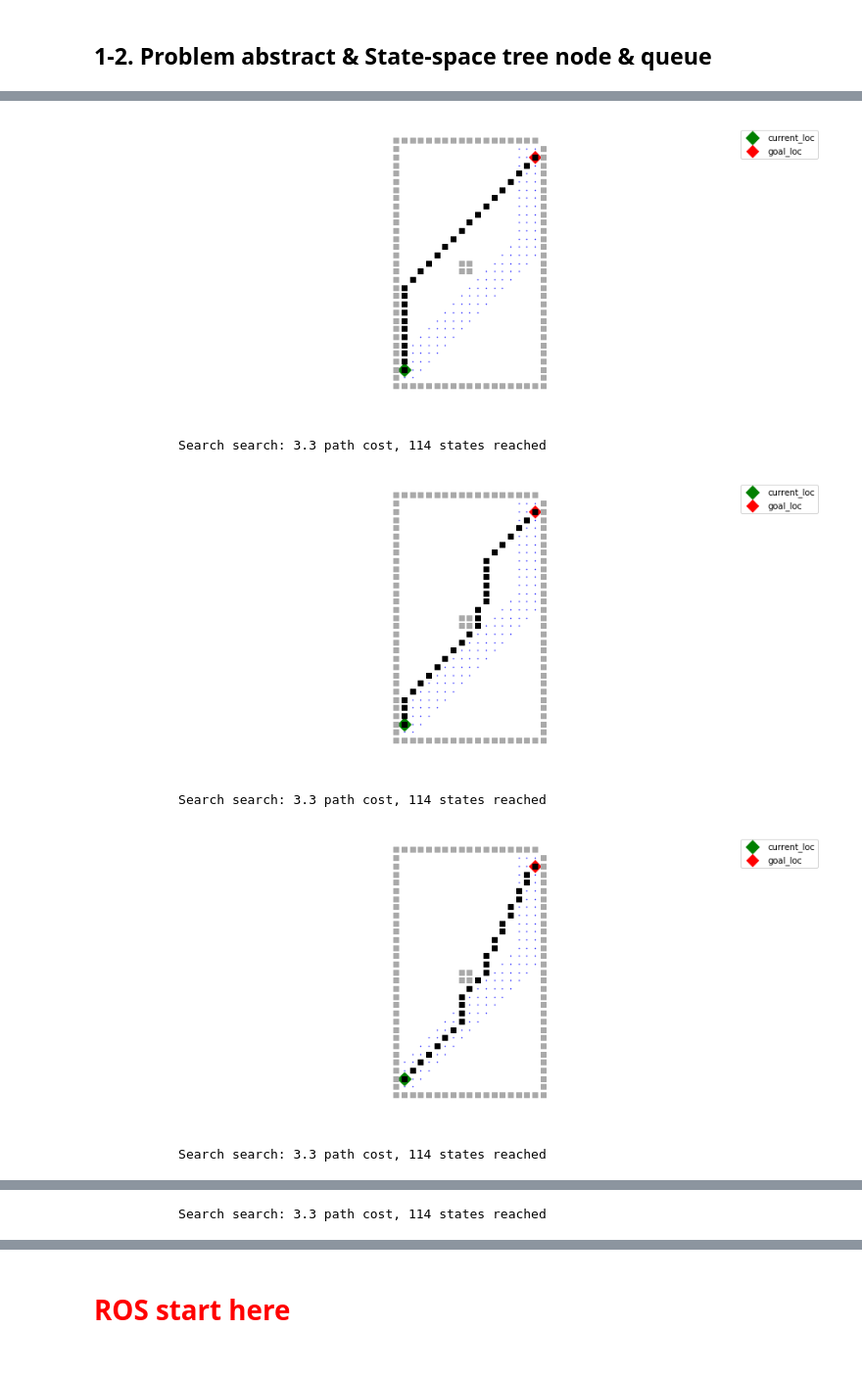
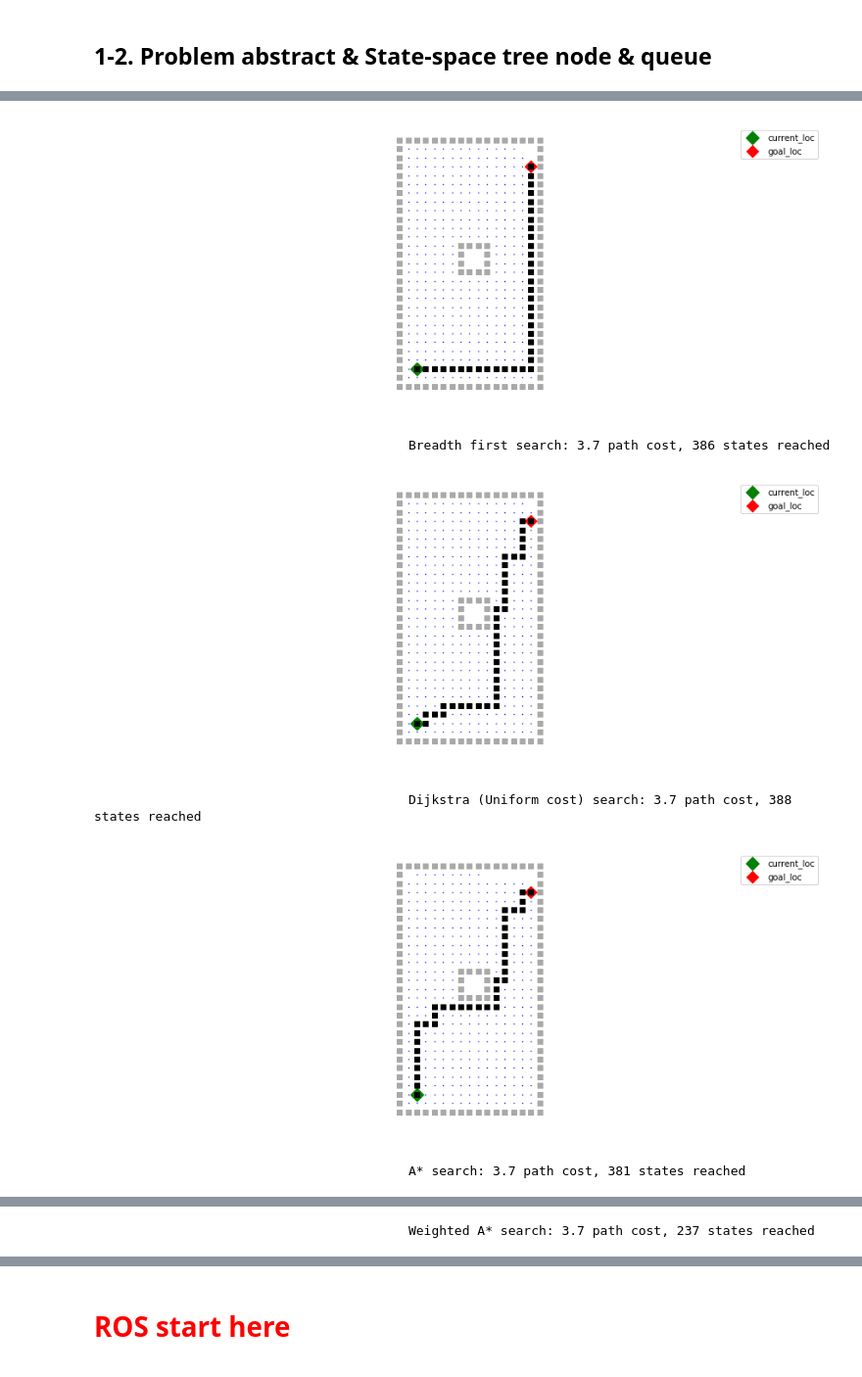
Before and after one commit to OpenPPAT/hcc-2019-lab3, a Jupyter notebook: topic1_astar_path_planning.ipynb, the cells around one changed output, grey strips where cells are left out. Shown at 98% size. Cells and saved outputs as stored; diff of their text form; code cells hidden in the pictures.

```diff
--- a/topic1_astar_path_planning.ipynb
+++ b/topic1_astar_path_planning.ipynb
@@ -270,47 +293,44 @@ def plot_grid_problem(grid_problem, solution, reached=(), title='Search'):
     plt.legend(['current_loc', 'goal_loc'])
 
     # plot obstacle
-#     obs_list = list(grid_problem.obstacles)
-    obs_list = list(grid_problem.gridmap)
-    for point in obs_list:
-        plt.scatter(point[0], point[1], marker='s', color='darkgrey')
-
+    obs_list = transpose(list(grid_problem.gridmap))
+    if len(obs_list) != 0:
+        plt.scatter(obs_list[0], obs_list[1], marker='s', color='darkgrey')
 
     # plot reached path
-    reached_list = list(reached)
-    for point in reached_list:
-        grid_p = grid_problem.to_grid(point)
-        plt.scatter(grid_p[0], grid_p[1], 1**2, marker='.', c='blue')
+    reached_list = transpose([grid_problem.to_grid(point) for point in reached])
+    if len(reached_list) != 0:
+        plt.scatter(reached_list[0], reached_list[1], 1**2, marker='.', c='blue')
 
     # plot solution path
-    traj_list = list(path_states(solution))
-    for point in traj_list:
-        grid_p = grid_problem.to_grid(point)
-        plt.scatter(grid_p[0], grid_p[1], marker='s', c='black')
+    traj_list = transpose([grid_problem.to_grid(point) for point in path_states(solution)])
+    if len(traj_list) != 0:
+        plt.scatter(traj_list[0], traj_list[1], marker='s', c='black')
 
     plt.show()
     print('{} {} search: {:.1f} path cost, {:,d} states reached'
-          .format(' ' * 10, title, solution.path_cost, len(reached)))
-
-def transpose(matrix): return list(zip(*matrix))
+          .format(' ' * 40, title, solution.path_cost, len(reached)))
 # %%
-# Test algorithm
-gp1 = GridProblem(initial=(0.15, 0.2), obstacles=fixed_map())
+# Test algorithms
+gp1 = GridProblem(initial=(0.2, 0.2), grid_size=0.1, obstacles=fixed_map())
 sol1 = breadth_first_search(gp1)
+plot_grid_problem(gp1, sol1, reached, title='Breadth first')
+
 sol2 = uniform_cost_search(gp1)
+plot_grid_problem(gp1, sol2, reached, title='Dijkstra (Uniform cost)')
+
 sol3 = astar_search(gp1)
+plot_grid_problem(gp1, sol3, reached, title='A*')
+
 sol4 = weighted_astar_search(gp1)
+plot_grid_problem(gp1, sol4, reached, title='Weighted A*')
+
 sol5 = greedy_best_first_search(gp1)
-
-plot_grid_problem(gp1, sol1, reached)
-plot_grid_problem(gp1, sol2, reached)
-plot_grid_problem(gp1, sol3, reached)
-plot_grid_problem(gp1, sol4, reached)
-plot_grid_problem(gp1, sol5, reached)
+plot_grid_problem(gp1, sol5, reached, title='Greedy best first')
 # %% [output]
-[figure, old version]
+[figure, new version]
-           Search search: 3.3 path cost, 114 states reached
+                                         Breadth first search: 3.7 path cost, 386 states reached
-[figure, old version]
+[figure, new version]
-           Search search: 3.3 path cost, 114 states reached
+                                         Dijkstra (Uniform cost) search: 3.7 path cost, 388 states reached
-[figure, old version]
+[figure, new version]
-           Search search: 3.3 path cost, 114 states reached
+                                         A* search: 3.7 path cost, 381 states reached
@@ -318 +338 @@ plot_grid_problem(gp1, sol5, reached)
-           Search search: 3.3 path cost, 114 states reached
+                                         Weighted A* search: 3.7 path cost, 237 states reached
```
Also changed, not shown: parts of 20 cells of this notebook, 3 other files.
